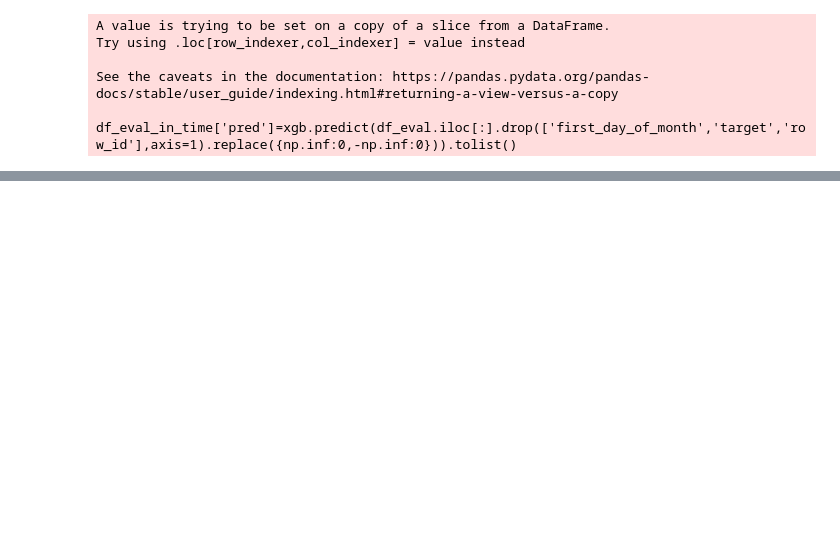
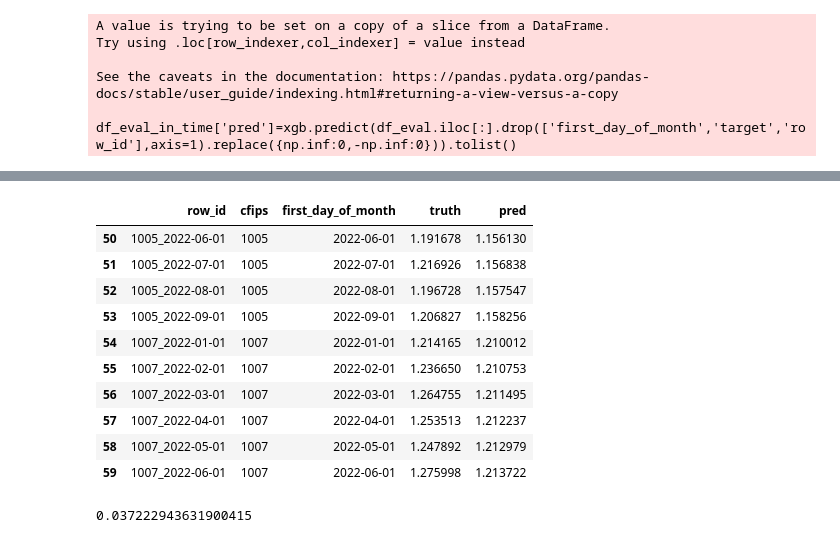
Before and after one commit to ElliotNguyen68/micro_business, a Jupyter notebook: notebook/02_timeseries.ipynb, the cells around one changed output, grey strips where cells are left out. Cells and saved outputs as stored; diff of their text form; code cells hidden in the pictures; blank space fills up the shorter version.

```diff
--- a/notebook/02_timeseries.ipynb
+++ b/notebook/02_timeseries.ipynb
@@ -91,5 +110,5 @@ df_final_feature=pd.merge(
 # %%
 pivot_train=datetime(2022,1,1)
 # %%
-df_train=df_final_feature.loc[lambda x:x.first_day_of_month<pivot_train]
+df_train=df_final_feature.loc[lambda x:x.first_day_of_month<pivot_train].sample(frac=1).reset_index(drop=True)
 # %%
@@ -149,0 +239,53 @@ df_eval_in_time.assign(cfips=lambda x:x.row_id.str.split('_').str[0].apply(int))
+# %%
+for dt in [pivot_train+relativedelta(months=i) for i in range(0,10)]:
+    df_this_dt=train.create_feature_ts_for_dt(
+        df_continuos=df_continuos,
+        dt=dt,
+        df_feature_active=df_ft_active,
+        target_col='target',
+        mcb_col='microbusiness_density',
+        time_col='first_day_of_month'
+    )
+    pred_target=xgb.predict(
+        df_this_dt[xgb.feature_names_in_].replace({np.inf:max_val,-np.inf:min_val})
+    )
+    df_next=pd.DataFrame(
+        {
+            'target':pred_target.tolist(),
+            'first_day_of_month':dt,
+            'cfips':df_this_dt['cfips'],
+        }
+    ).assign(row_id=lambda x:x['cfips'].apply(str)+'_'+x['first_day_of_month'].dt.strftime('%Y-%m-%d'))
+
+    df_next_with_prev_mcb=pd.merge(
+        df_next,
+        df_continuos.groupby('cfips')['microbusiness_density'].last().reset_index().rename({'microbusiness_density':'prev_mcb'},axis=1),
+        on='cfips'
+    ).assign(microbusiness_density=lambda x:(x['target']+1)*x['prev_mcb'])[['row_id','target','first_day_of_month','microbusiness_density','cfips']]
+
+    df_continuos=pd.concat([df_continuos,df_next_with_prev_mcb])
+# %%
+df_eval_with_pred=pd.merge(
+    df_eval_oot[['row_id','cfips','first_day_of_month','microbusiness_density']].rename({'microbusiness_density':'truth'},axis=1),
+    df_continuos[['row_id','cfips','first_day_of_month','microbusiness_density']].rename({'microbusiness_density':'pred'},axis=1),
+    on=['row_id','cfips','first_day_of_month']
+)
+# %%
+x=50
+df_eval_with_pred[x:x+10]
+# %% [output]
+|  | row_id | cfips | first_day_of_month | truth | pred |
+| 50 | 1005_2022-06-01 | 1005 | 2022-06-01 | 1.191678 | 1.156130 |
+| 51 | 1005_2022-07-01 | 1005 | 2022-07-01 | 1.216926 | 1.156838 |
+| 52 | 1005_2022-08-01 | 1005 | 2022-08-01 | 1.196728 | 1.157547 |
+| 53 | 1005_2022-09-01 | 1005 | 2022-09-01 | 1.206827 | 1.158256 |
+| 54 | 1007_2022-01-01 | 1007 | 2022-01-01 | 1.214165 | 1.210012 |
+| 55 | 1007_2022-02-01 | 1007 | 2022-02-01 | 1.236650 | 1.210753 |
+| 56 | 1007_2022-03-01 | 1007 | 2022-03-01 | 1.264755 | 1.211495 |
+| 57 | 1007_2022-04-01 | 1007 | 2022-04-01 | 1.253513 | 1.212237 |
+| 58 | 1007_2022-05-01 | 1007 | 2022-05-01 | 1.247892 | 1.212979 |
+| 59 | 1007_2022-06-01 | 1007 | 2022-06-01 | 1.275998 | 1.213722 |
+# %%
+smape(df_eval_with_pred.truth,df_eval_with_pred.pred)
+# %% [output]
+0.037222943631900415
```
Also changed, not shown: parts of 31 cells of this notebook, 1 other file.
